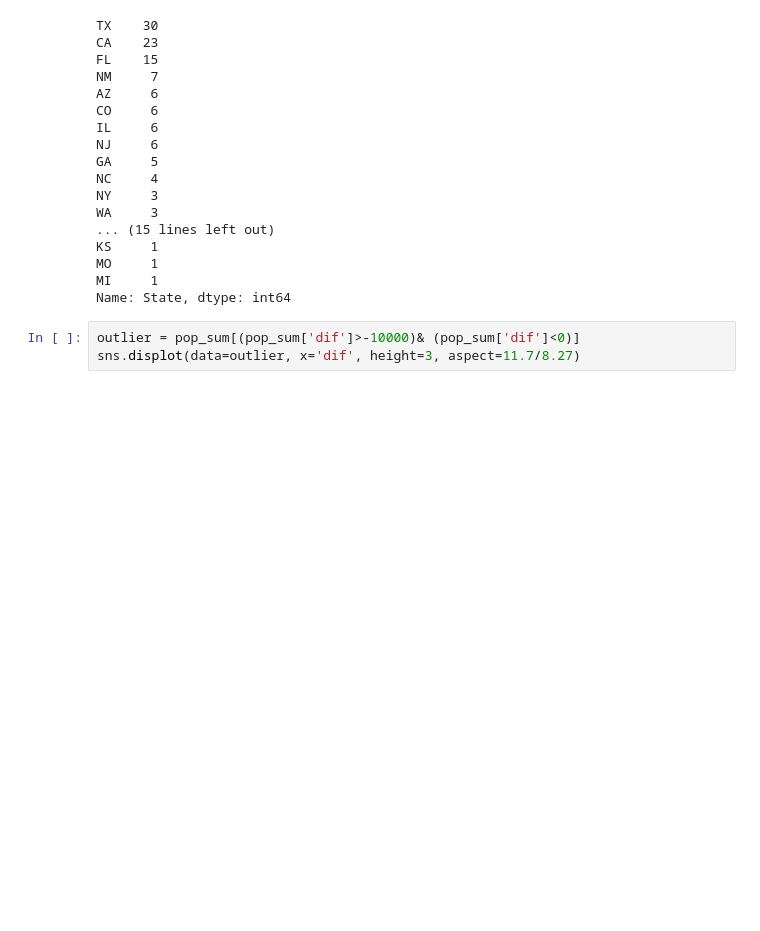
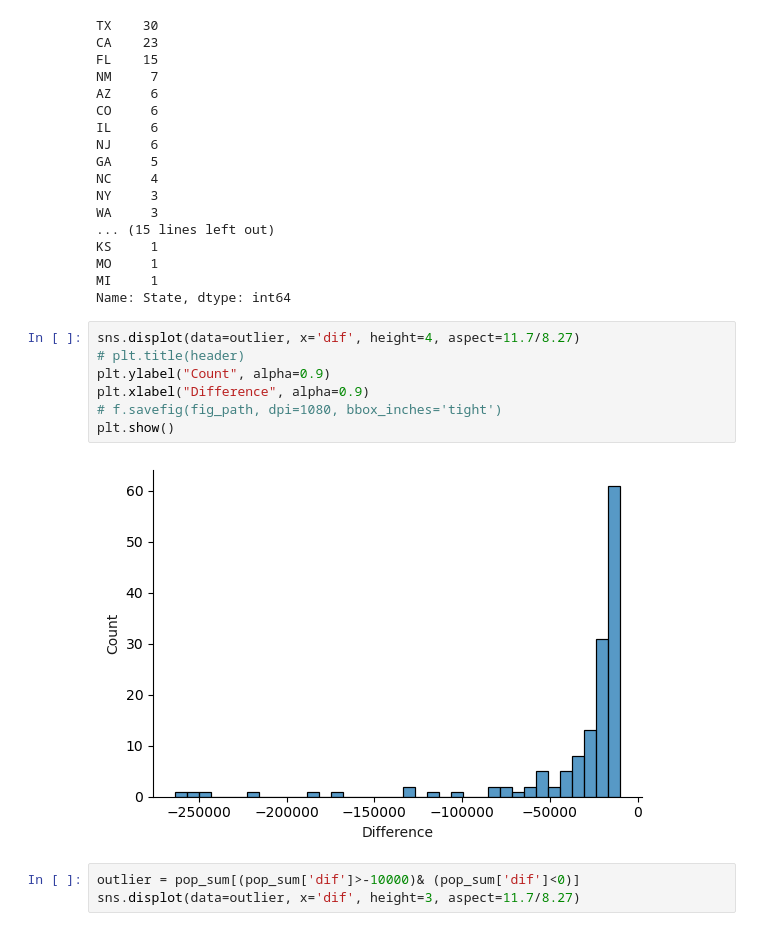
Before and after one commit to tsherpa9/capstone, a Jupyter notebook: src/Preprocessing.ipynb, the cells around one changed output. Cells and saved outputs as stored; diff of their text form; blank space fills up the shorter version.

```diff
--- a/src/Preprocessing.ipynb
+++ b/src/Preprocessing.ipynb
@@ -162,6 +165,15 @@ KS     1
 MO     1
 MI     1
 Name: State, dtype: int64
+# %%
+sns.displot(data=outlier, x='dif', height=4, aspect=11.7/8.27)
+# plt.title(header)
+plt.ylabel("Count", alpha=0.9)
+plt.xlabel("Difference", alpha=0.9)
+# f.savefig(fig_path, dpi=1080, bbox_inches='tight')
+plt.show()
+# %% [output]
+[figure, added]
 # %%
 outlier = pop_sum[(pop_sum['dif']>-10000)& (pop_sum['dif']<0)]
 sns.displot(data=outlier, x='dif', height=3, aspect=11.7/8.27)
```
Also changed, not shown: parts of 2 cells of this notebook, 7 other files.
